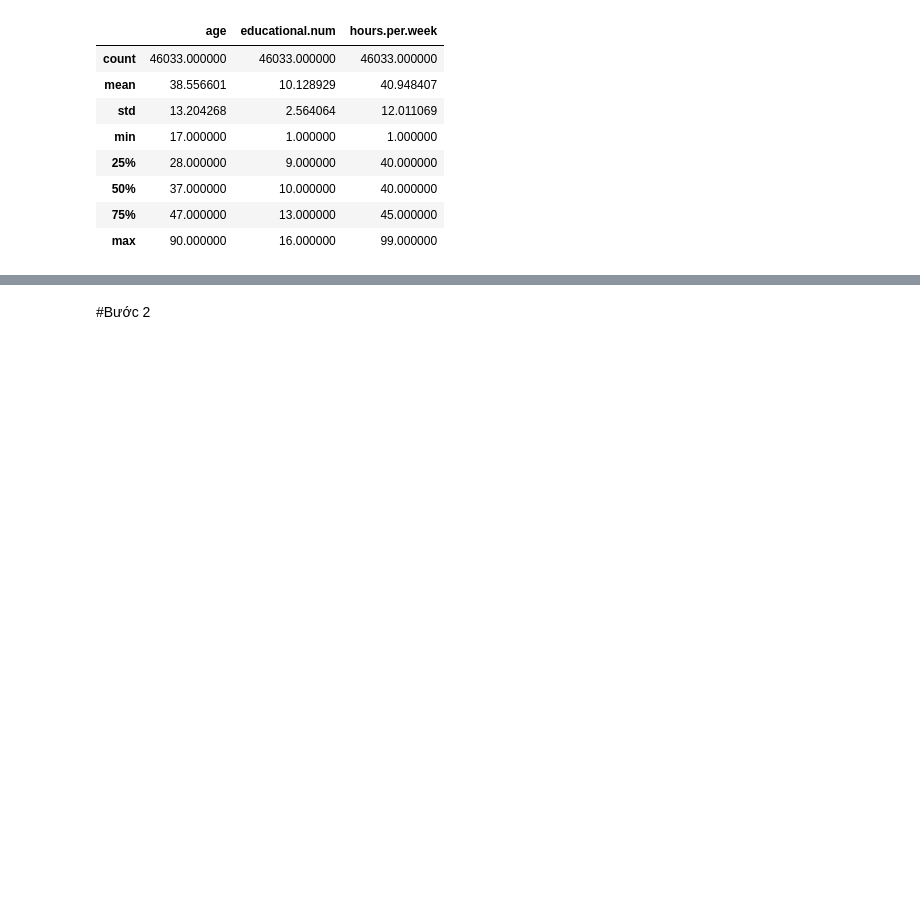
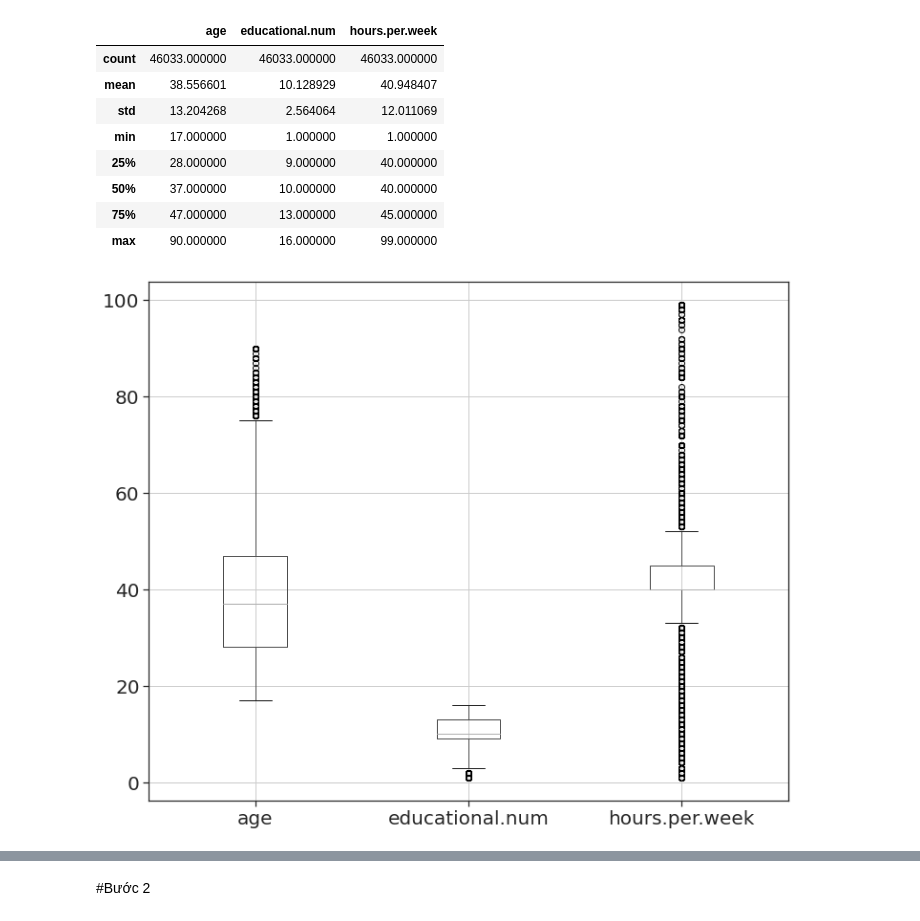
Before and after one commit to huongd17at089/income_prediction, a Jupyter notebook: income_prediction.ipynb, the cells around one changed output, grey strips where cells are left out. Drawn from its saved outputs; the diff is of its cells as text; code cells hidden in the pictures; blank space fills up the shorter version.

```diff
--- a/income_prediction.ipynb
+++ b/income_prediction.ipynb
@@ -23,7 +23,7 @@ df.tail(5)
 | 46031 | 46032 | 46032 | 22 | Private | HS-grad | 9 | Never-married | White | Male | ... |
 | 46032 | 46033 | 46033 | 52 | Self-emp-inc | HS-grad | 9 | Married-civ-spouse | White | Female | ... |
 # %%
-df.drop(["X", "Unnamed: 0"], axis=1)
+df = df.drop(["X", "Unnamed: 0"], axis=1)
 df.info()
 # %% [output]
 <class 'pandas.core.frame.DataFrame'>
@@ -50,0 +53,5 @@ False
+# %%
+df.loc[ df.income == ">50K", "income"] = 1
+df.loc[ df.income == "<=50K", "income"] = 0
+df.income = df.income.astype("int64")
+print(df.dtypes)
@@ -76,3 +94,7 @@ df1.describe()
 | 50% | 37.000000 | 10.000000 | 40.000000 |
 | 75% | 47.000000 | 13.000000 | 45.000000 |
 | max | 90.000000 | 16.000000 | 99.000000 |
+# %%
+boxplot = df.boxplot(column=continuous_vars, figsize=(12, 10), fontsize=20)
+# %% [output]
+[figure, added]
```
Also changed, not shown: parts of 13 cells of this notebook.
